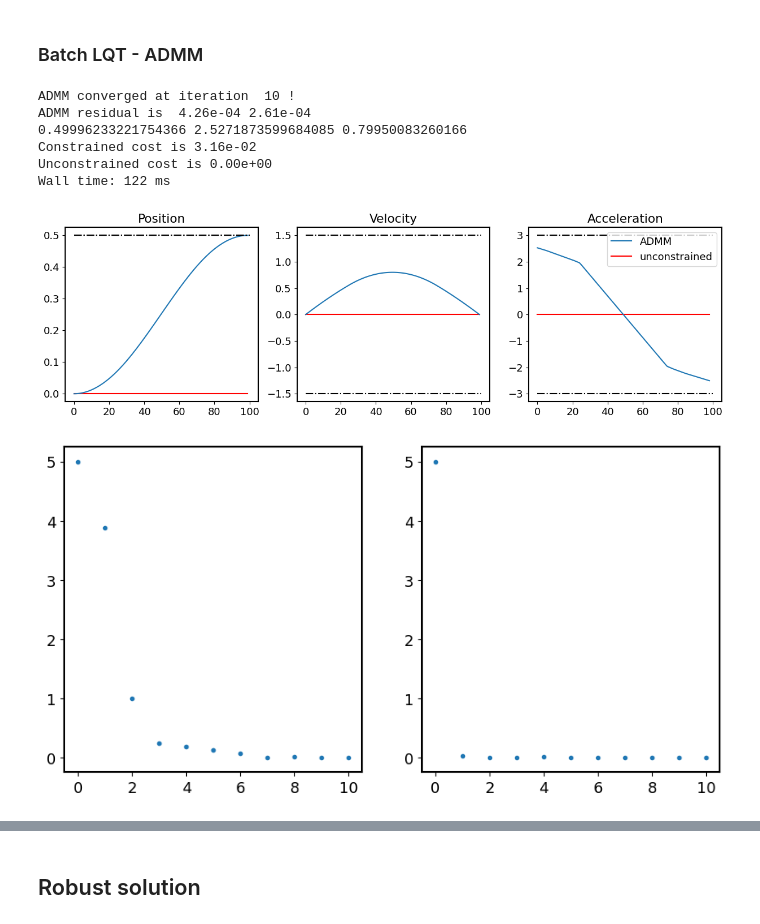
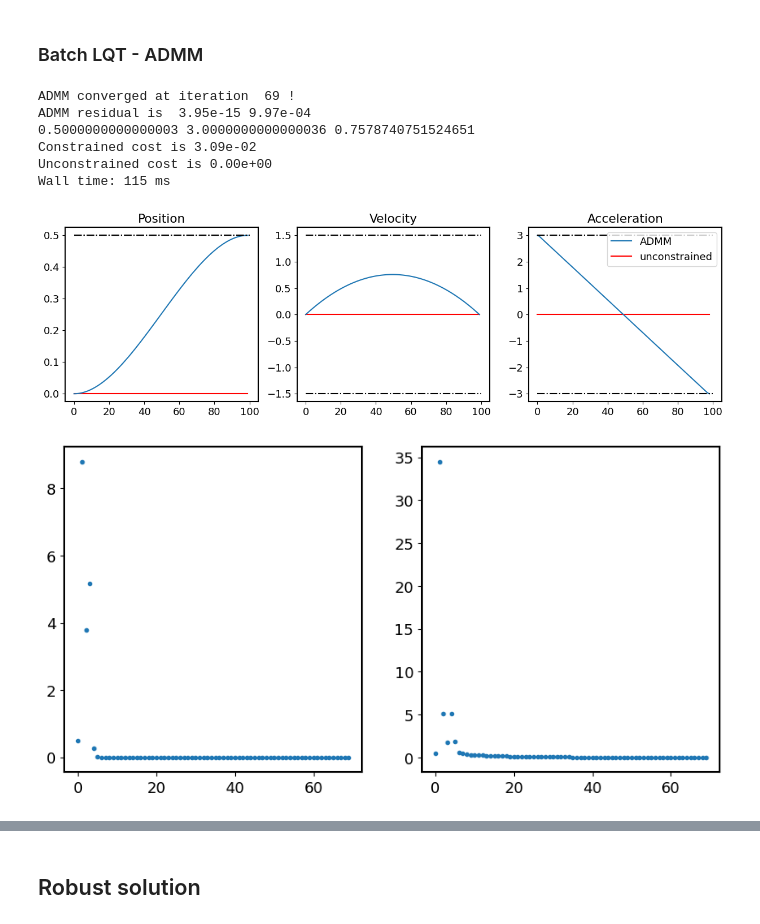
Before and after one commit to chenjianxing1/iLQR-ADMM, a Jupyter notebook: notebooks/Double integrator/LQR and SLS with state bounds.ipynb, the cells around one changed output, grey strips where cells are left out. Drawn from its saved outputs; the diff is of its cells as text; code cells hidden in the pictures.

```diff
--- a/notebooks/Double integrator/LQR and SLS with state bounds.ipynb
+++ b/notebooks/Double integrator/LQR and SLS with state bounds.ipynb
@@ -56,8 +56,7 @@ Qs = np.stack([viaQ_free,  viaQ_final])
 
 seq = np.zeros(N, dtype=np.int32)
 seq[N-1] = 1
+sls.set_quadratic_cost(zs, Qs, seq, u_std)
-# %%
-sls.set_cost_variables(zs, Qs, seq, u_std)
 # %%
 x0 = np.zeros(d)
 x_opt, u_opt = sls.solve_batch(x0)
@@ -104,44 +103,43 @@ rho_x[-1,1,1] = 1e1
 rho_x[-1,0,0] = 1e1
 max_iter=500
 x_optimal, u_optimal, log = sls.ADMM_LQT_Batch(np.zeros(d),project_u=project_u, project_x=project_x,
-                                               max_iter=max_iter, rho_x = rho_x, rho_u=rho_u, threshold=1e-3, verbose=True, log=True)
+                                               max_iter=max_iter, rho_x = rho_x, rho_u=rho_u, tol=1e-3, verbose=True, log=True)
 print(x_optimal[-2], np.max(u_optimal), np.max(x_optimal.reshape(N,-1)[:,1]))
 fig,ax = plt.subplots(ncols=3, figsize=(15,4))
-x_optimal = sls.C[:,:d]@x0 + sls.D@u_optimal
 
 ax[0].plot(x_optimal.reshape(N,-1)[:,0], label="ADMM")
 ax[0].plot(x_opt[:,0], "r", label="unconstrained", zorder=1)
 ax[0].plot([0,N],[lower_x_final]*2, "-.k")
 ax[0].plot([0,N],[upper_x_final]*2, "-.k")
 
 ax[1].plot(x_optimal.reshape(N,-1)[:,1])
 ax[1].plot(x_opt[:,1], "r", zorder=1)
 ax[1].plot([0,N],[lower_dx]*2, "-.k")
 ax[1].plot([0,N],[upper_dx]*2, "-.k")
 
 ax[2].plot(u_optimal.reshape(N,-1)[:-1], label="ADMM")
 ax[2].plot(u_opt[:-1], "r", label="unconstrained", zorder=1)
 ax[2].plot([0,N*u_dim],[lower_u]*2, "-.k")
 ax[2].plot([0,N*u_dim],[upper_u]*2, "-.k")
 titles = ["Position", "Velocity", "Acceleration"]
 for i in range(3):
     ax[i].set_title(titles[i])
 
 plt.legend()
 fig,ax= plt.subplots(ncols=2, figsize=(10,5))
 ax[0].plot(np.stack(log)[:,0], ".")
 ax[1].plot(np.stack(log)[:,1], ".")
 print("Constrained cost is", "{:.2e}".format(sls.compute_cost(x_optimal, u_optimal)))
 print("Unconstrained cost is", "{:.2e}".format(sls.compute_cost(x_opt, u_opt)))
 # %% [output]
-ADMM converged at iteration  10 !
-ADMM residual is  4.26e-04 2.61e-04
-0.49996233221754366 2.5271873599684085 0.79950083260166
-Constrained cost is 3.16e-02
+ADMM converged at iteration  69 !
+ADMM residual is  3.95e-15 9.97e-04
+0.5000000000000003 3.0000000000000036 0.7578740751524651
+Constrained cost is 3.09e-02
 Unconstrained cost is 0.00e+00
-Wall time: 122 ms
+Wall time: 115 ms
-[figure, old version]
+[figure, new version]
-[figure, old version]
+[figure, new version]
 # %%
 %%time
 
```
Also changed, not shown: parts of 6 cells of this notebook, 2 other files.
